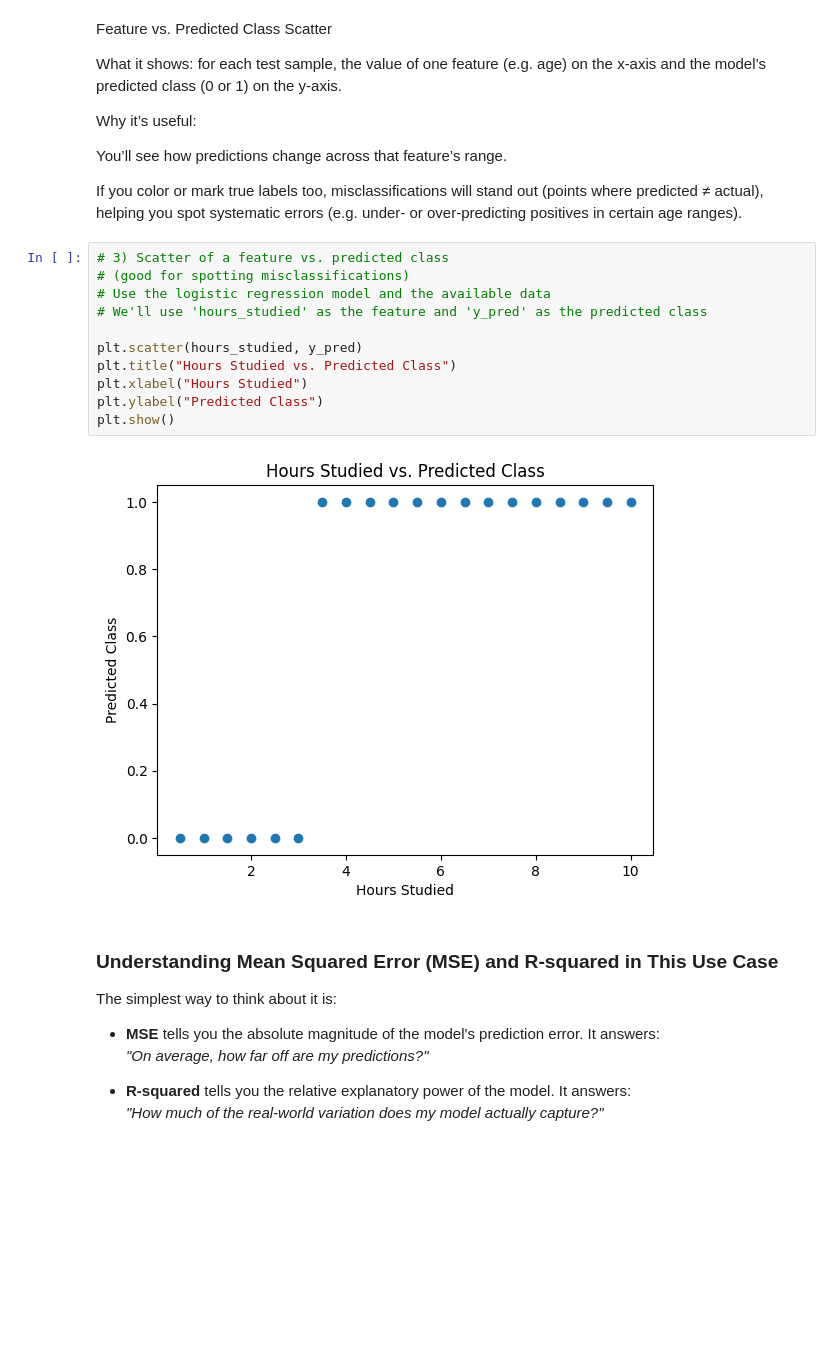
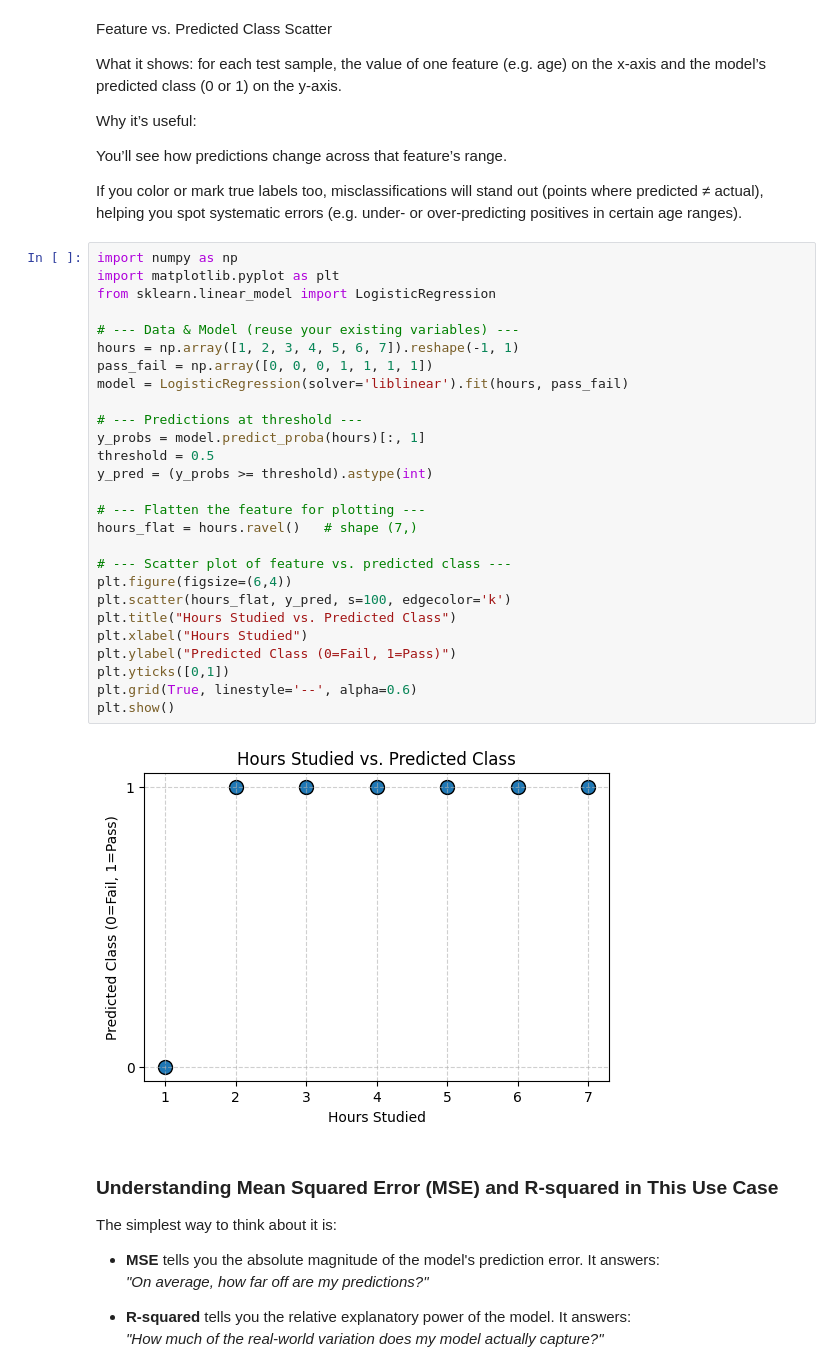
Before and after one commit to FenilPatel1279/Foo, a Jupyter notebook: LogisticRegressionClassifier.ipynb, the cells around one changed output. Drawn from its saved outputs; the diff is of its cells as text; blank space fills up the shorter version.

```diff
--- a/LogisticRegressionClassifier.ipynb
+++ b/LogisticRegressionClassifier.ipynb
@@ -226,18 +203,34 @@ You’ll see how predictions change across that feature’s range.
 
 If you color or mark true labels too, misclassifications will stand out (points where predicted ≠ actual), helping you spot systematic errors (e.g. under- or over-predicting positives in certain age ranges).
 # %%
-# 3) Scatter of a feature vs. predicted class
-# (good for spotting misclassifications)
-# Use the logistic regression model and the available data
-# We'll use 'hours_studied' as the feature and 'y_pred' as the predicted class
+import numpy as np
+import matplotlib.pyplot as plt
+from sklearn.linear_model import LogisticRegression
 
-plt.scatter(hours_studied, y_pred)
+# --- Data & Model (reuse your existing variables) ---
+hours = np.array([1, 2, 3, 4, 5, 6, 7]).reshape(-1, 1)
+pass_fail = np.array([0, 0, 0, 1, 1, 1, 1])
+model = LogisticRegression(solver='liblinear').fit(hours, pass_fail)
+
+# --- Predictions at threshold ---
+y_probs = model.predict_proba(hours)[:, 1]
+threshold = 0.5
+y_pred = (y_probs >= threshold).astype(int)
+
+# --- Flatten the feature for plotting ---
+hours_flat = hours.ravel()   # shape (7,)
+
+# --- Scatter plot of feature vs. predicted class ---
+plt.figure(figsize=(6,4))
+plt.scatter(hours_flat, y_pred, s=100, edgecolor='k')
 plt.title("Hours Studied vs. Predicted Class")
 plt.xlabel("Hours Studied")
-plt.ylabel("Predicted Class")
+plt.ylabel("Predicted Class (0=Fail, 1=Pass)")
+plt.yticks([0,1])
+plt.grid(True, linestyle='--', alpha=0.6)
 plt.show()
 # %% [output]
-[figure, old version]
+[figure, new version]
 # %% [markdown]
 ### Understanding Mean Squared Error (MSE) and R-squared in This Use Case
 
```
Also changed, not shown: parts of 6 cells of this notebook.
